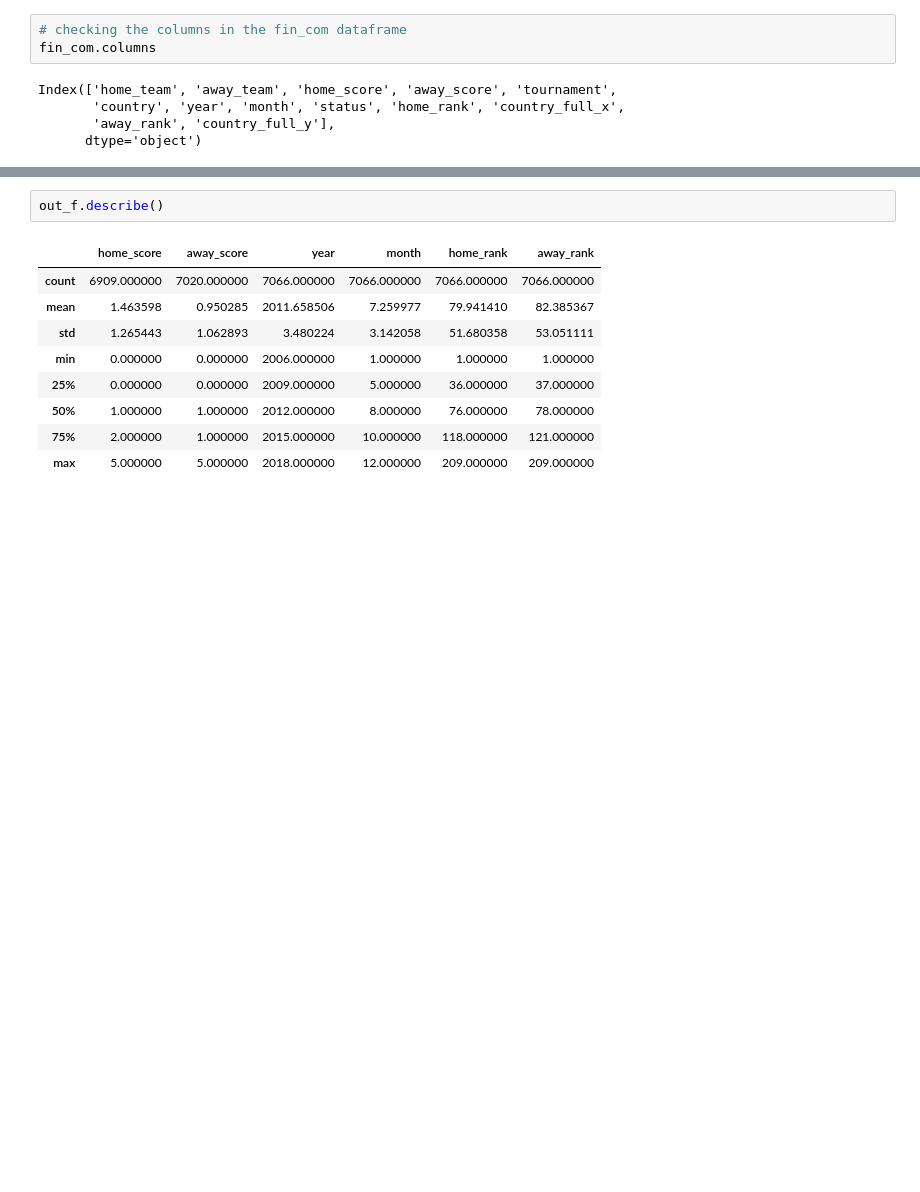
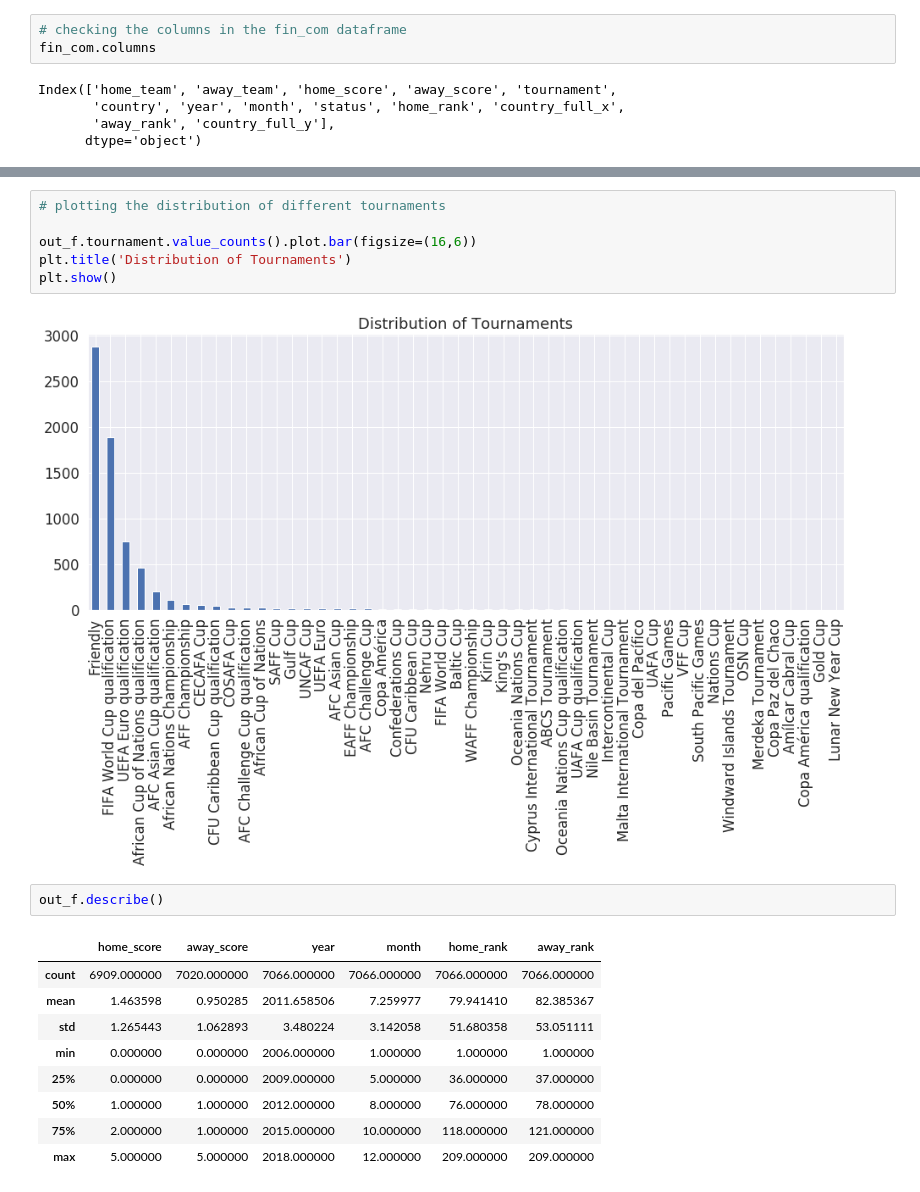
Before and after one commit to booorayan/Regression_fifa, a Jupyter notebook: Football_Match_Predictions.ipynb, the cells around one changed output, grey strips where cells are left out. Cells and saved outputs as stored; diff of their text form; blank space fills up the shorter version.

```diff
--- a/Football_Match_Predictions.ipynb
+++ b/Football_Match_Predictions.ipynb
@@ -855,6 +897,14 @@ plt.grid(True)
 plt.show()
 # %% [output]
 [figure]
+# %%
+# plotting the distribution of different tournaments
+
+out_f.tournament.value_counts().plot.bar(figsize=(16,6))
+plt.title('Distribution of Tournaments')
+plt.show()
+# %% [output]
+[figure, added]
 # %%
 out_f.describe()
 # %% [output]
```
Also changed, not shown: parts of 46 cells of this notebook.
